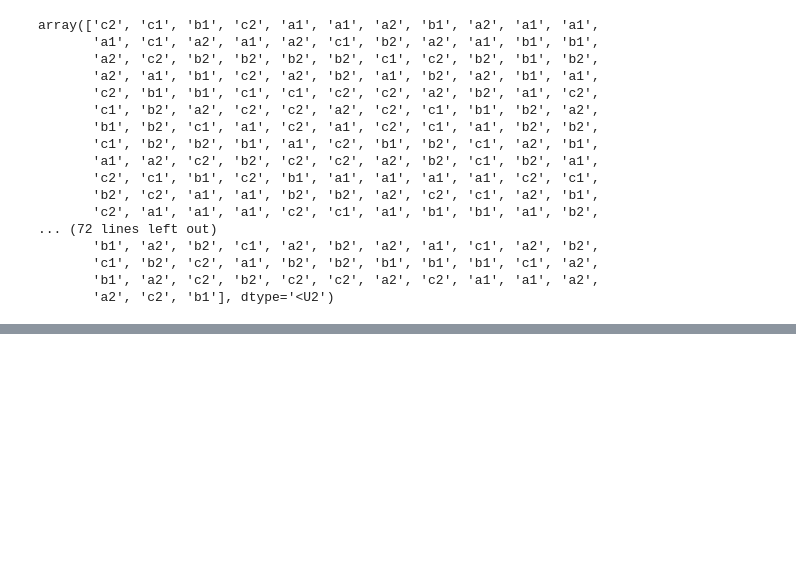
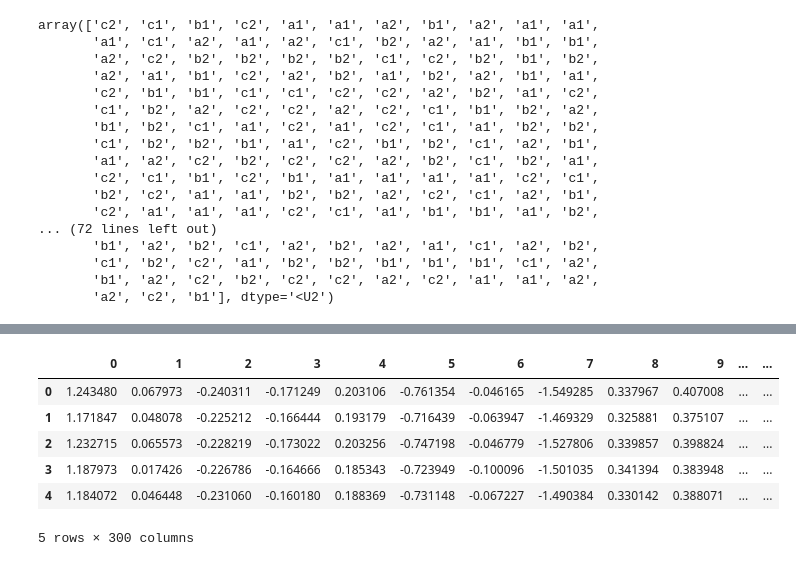
Before and after one commit to stefarine/DMML2022_ROLEX, a Jupyter notebook: code/UNIL_ROLEX.ipynb, the cells around one changed output, grey strips where cells are left out. Saved outputs shown, nothing was run; the diff lists cells and outputs as text; code cells hidden in the pictures; blank space fills up the shorter version.

```diff
--- a/code/UNIL_ROLEX.ipynb
+++ b/code/UNIL_ROLEX.ipynb
@@ -437,0 +449,11 @@ predictions_rfc.to_csv("Doc2Vec_AndLogisticRegression.csv")
+# %%
+X_test = pd.DataFrame(X_test)
+X_test.head()
+# %% [output]
+|  | 0 | 1 | 2 | 3 | 4 | 5 | 6 | 7 | 8 | 9 | ... | ... |
+| 0 | 1.243480 | 0.067973 | -0.240311 | -0.171249 | 0.203106 | -0.761354 | -0.046165 | -1.549285 | 0.337967 | 0.407008 | ... | ... |
+| 1 | 1.171847 | 0.048078 | -0.225212 | -0.166444 | 0.193179 | -0.716439 | -0.063947 | -1.469329 | 0.325881 | 0.375107 | ... | ... |
+| 2 | 1.232715 | 0.065573 | -0.228219 | -0.173022 | 0.203256 | -0.747198 | -0.046779 | -1.527806 | 0.339857 | 0.398824 | ... | ... |
+| 3 | 1.187973 | 0.017426 | -0.226786 | -0.164666 | 0.185343 | -0.723949 | -0.100096 | -1.501035 | 0.341394 | 0.383948 | ... | ... |
+| 4 | 1.184072 | 0.046448 | -0.231060 | -0.160180 | 0.188369 | -0.731148 | -0.067227 | -1.490384 | 0.330142 | 0.388071 | ... | ... |
+5 rows × 300 columns
```
Also changed, not shown: parts of 19 cells of this notebook.
